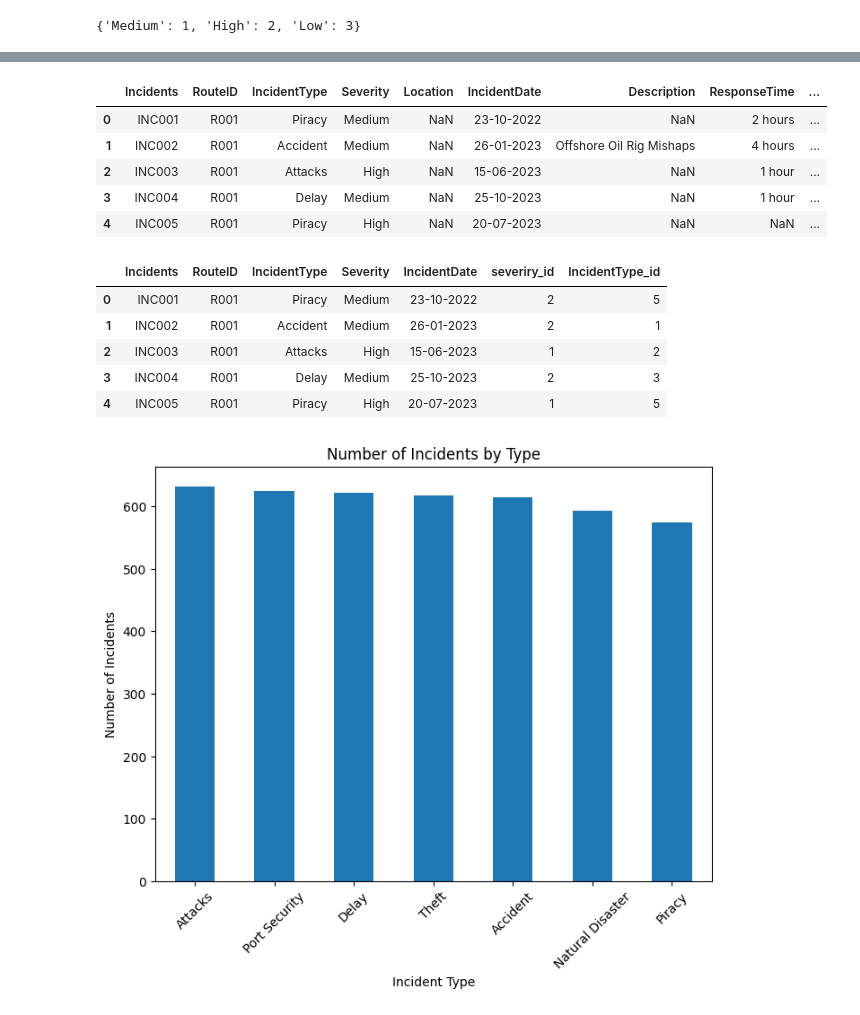
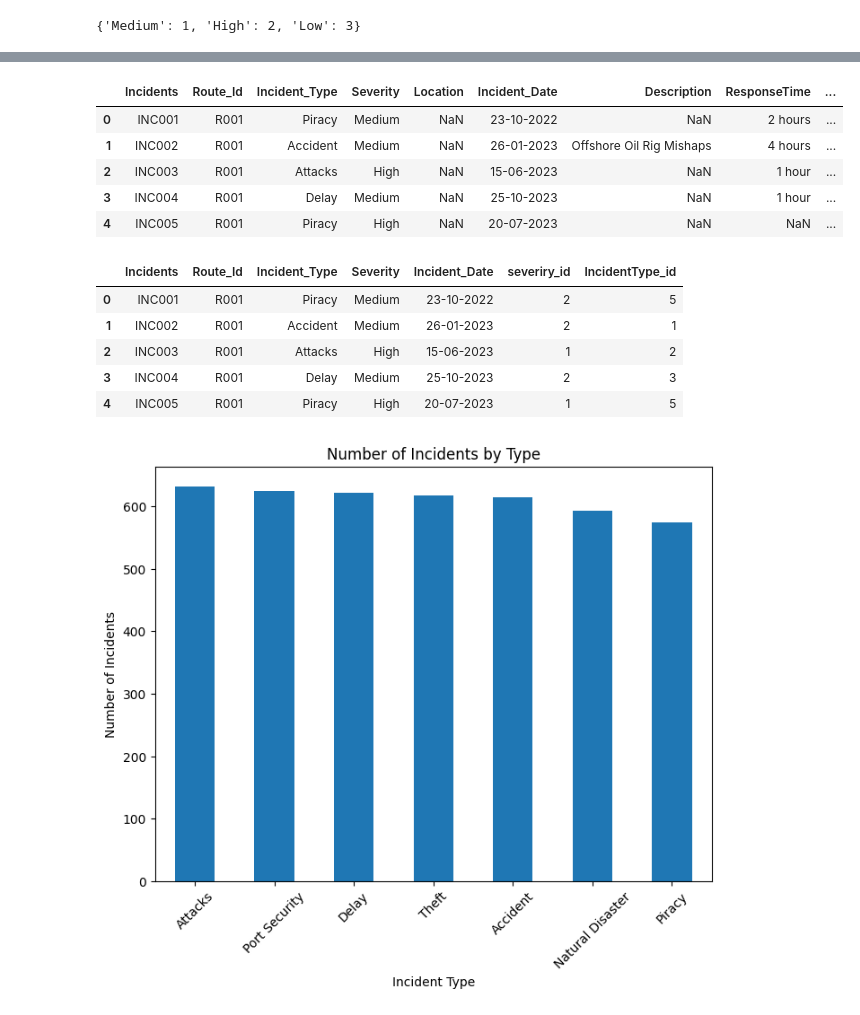
Before and after one commit to ponsingh/Safe-Seas, a Jupyter notebook: ML/incidents.ipynb, the cells around one changed output, grey strips where cells are left out. Drawn from its saved outputs; the diff is of its cells as text; code cells hidden in the pictures.

```diff
--- a/ML/incidents.ipynb
+++ b/ML/incidents.ipynb
@@ -145,17 +145,17 @@ df_incidents.head()
 | 4 | INC005 | R001 | Piracy | High | NaN | 20-07-2023 | NaN | NaN | ... |
 # %%
 distinct_incidentType_dict={}
-df_incidents_list=df_incidents["IncidentType"].drop_duplicates().sort_values()
+df_incidents_list=df_incidents["Incident_Type"].drop_duplicates().sort_values()
 for i in range(0,len(df_incidents_list)):
     distinct_incidentType_dict[df_incidents_list.iloc[i]]=i+1
 
 distinct_incidentType_dict
 
-df_incidents['IncidentType_id']=df_incidents['IncidentType'].map(distinct_incidentType_dict)
+df_incidents['IncidentType_id']=df_incidents['Incident_Type'].map(distinct_incidentType_dict)
 
 df_incidents.head()
 # %% [output]
-|  | Incidents | RouteID | IncidentType | Severity | Location | IncidentDate | Description | ResponseTime | ... |
+|  | Incidents | Route_Id | Incident_Type | Severity | Location | Incident_Date | Description | ResponseTime | ... |
 | 0 | INC001 | R001 | Piracy | Medium | NaN | 23-10-2022 | NaN | 2 hours | ... |
 | 1 | INC002 | R001 | Accident | Medium | NaN | 26-01-2023 | Offshore Oil Rig Mishaps | 4 hours | ... |
 | 2 | INC003 | R001 | Attacks | High | NaN | 15-06-2023 | NaN | 1 hour | ... |
@@ -166,7 +166,7 @@ df_incidents.drop(labels=["Description","ResponseTime","DamageCost","InsuranceCl
 # %%
 df_incidents.head()
 # %% [output]
-|  | Incidents | RouteID | IncidentType | Severity | IncidentDate | severiry_id | IncidentType_id |
+|  | Incidents | Route_Id | Incident_Type | Severity | Incident_Date | severiry_id | IncidentType_id |
 | 0 | INC001 | R001 | Piracy | Medium | 23-10-2022 | 2 | 5 |
 | 1 | INC002 | R001 | Accident | Medium | 26-01-2023 | 2 | 1 |
 | 2 | INC003 | R001 | Attacks | High | 15-06-2023 | 1 | 2 |
```
Also changed, not shown: parts of 10 cells of this notebook, 11 other files.
